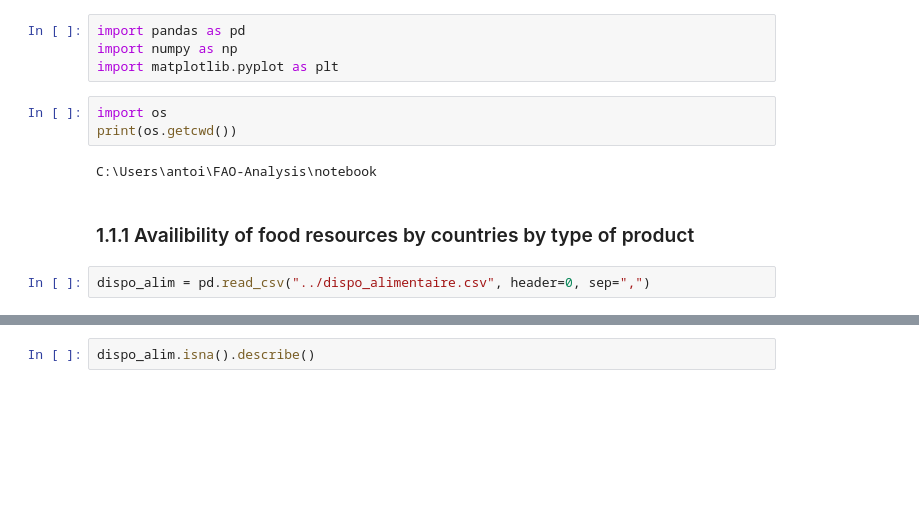
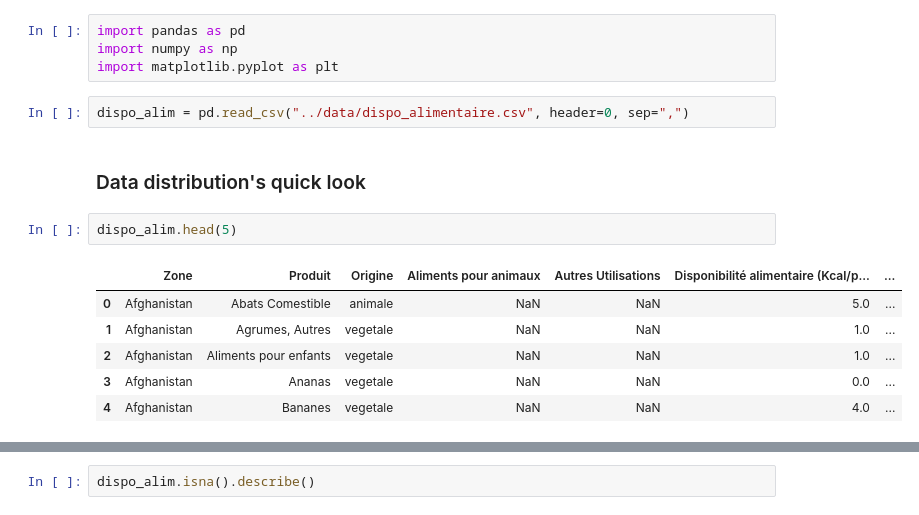
Before and after one commit to marcadeant/FAO-Analysis, a Jupyter notebook: notebook/P4OC-DataLab.ipynb, the cells around one changed output, grey strips where cells are left out. Drawn from its saved outputs; the diff is of its cells as text; blank space fills up the shorter version.

Commit message:
Uploade jupyter notebook

```diff
--- a/notebook/P4OC-DataLab.ipynb
+++ b/notebook/P4OC-DataLab.ipynb
@@ -32,12 +8,16 @@ import pandas as pd
 import numpy as np
 import matplotlib.pyplot as plt
 # %%
-import os
-print(os.getcwd())
+dispo_alim = pd.read_csv("../data/dispo_alimentaire.csv", header=0, sep=",")
-# %% [output]
-C:\Users\antoi\FAO-Analysis\notebook
-# %% [markdown]
-### 1.1.1 Availibility of food resources by countries by type of product
-# %%
-dispo_alim = pd.read_csv("../dispo_alimentaire.csv", header=0, sep=",")
+# %% [markdown]
+### Data distribution's quick look
+# %%
+dispo_alim.head(5)
+# %% [output]
+|  | Zone | Produit | Origine | Aliments pour animaux | Autres Utilisations | Disponibilité alimentaire (Kcal/p... | ... |
+| 0 | Afghanistan | Abats Comestible | animale | NaN | NaN | 5.0 | ... |
+| 1 | Afghanistan | Agrumes, Autres | vegetale | NaN | NaN | 1.0 | ... |
+| 2 | Afghanistan | Aliments pour enfants | vegetale | NaN | NaN | 1.0 | ... |
+| 3 | Afghanistan | Ananas | vegetale | NaN | NaN | 0.0 | ... |
+| 4 | Afghanistan | Bananes | vegetale | NaN | NaN | 4.0 | ... |
 # %%
```
Also changed, not shown: parts of 53 cells of this notebook, 1 other file.
